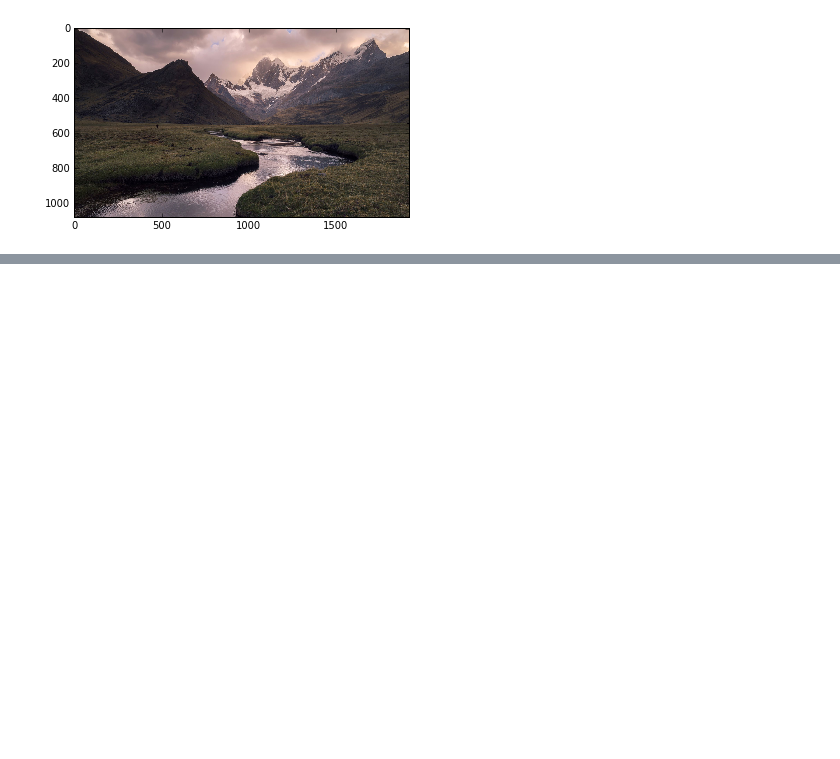
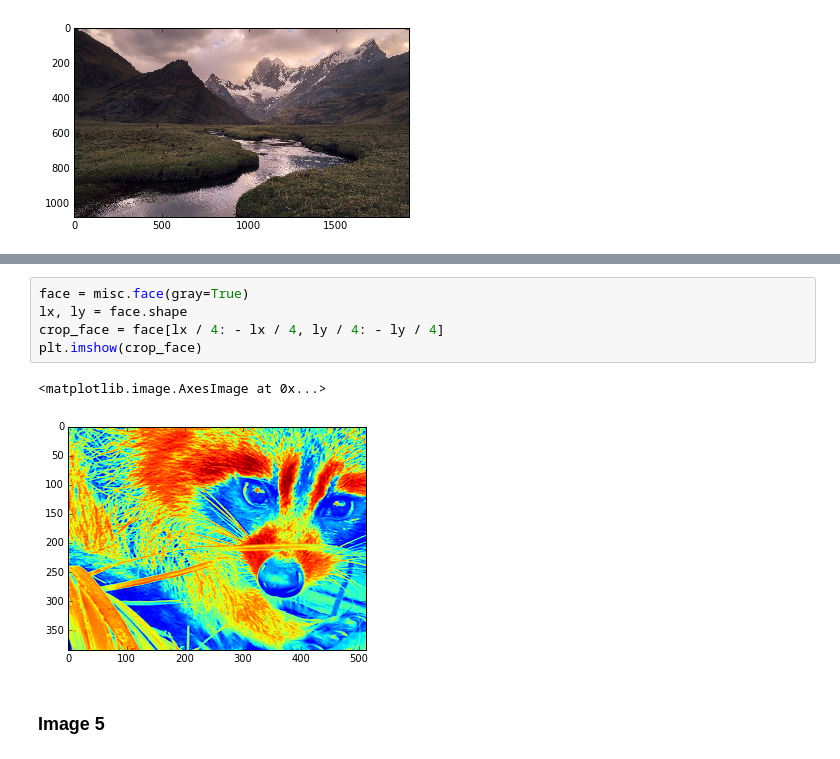
Before and after one commit to agentzh2m/mathclub-imgproc, a Jupyter notebook: image_processing.ipynb, the cells around one changed output, grey strips where cells are left out. Saved outputs shown, nothing was run; the diff lists cells and outputs as text; blank space fills up the shorter version.

```diff
--- a/image_processing.ipynb
+++ b/image_processing.ipynb
@@ -68,0 +96,10 @@ new_img3 = np.copy(img3)
+# %%
+face = misc.face(gray=True)
+lx, ly = face.shape
+crop_face = face[lx / 4: - lx / 4, ly / 4: - ly / 4]
+plt.imshow(crop_face)
+# %% [output]
+<matplotlib.image.AxesImage at 0x...>
+[figure, added]
+# %% [markdown]
+### Image 5
```
Also changed, not shown: parts of 7 cells of this notebook, 5 other files.
